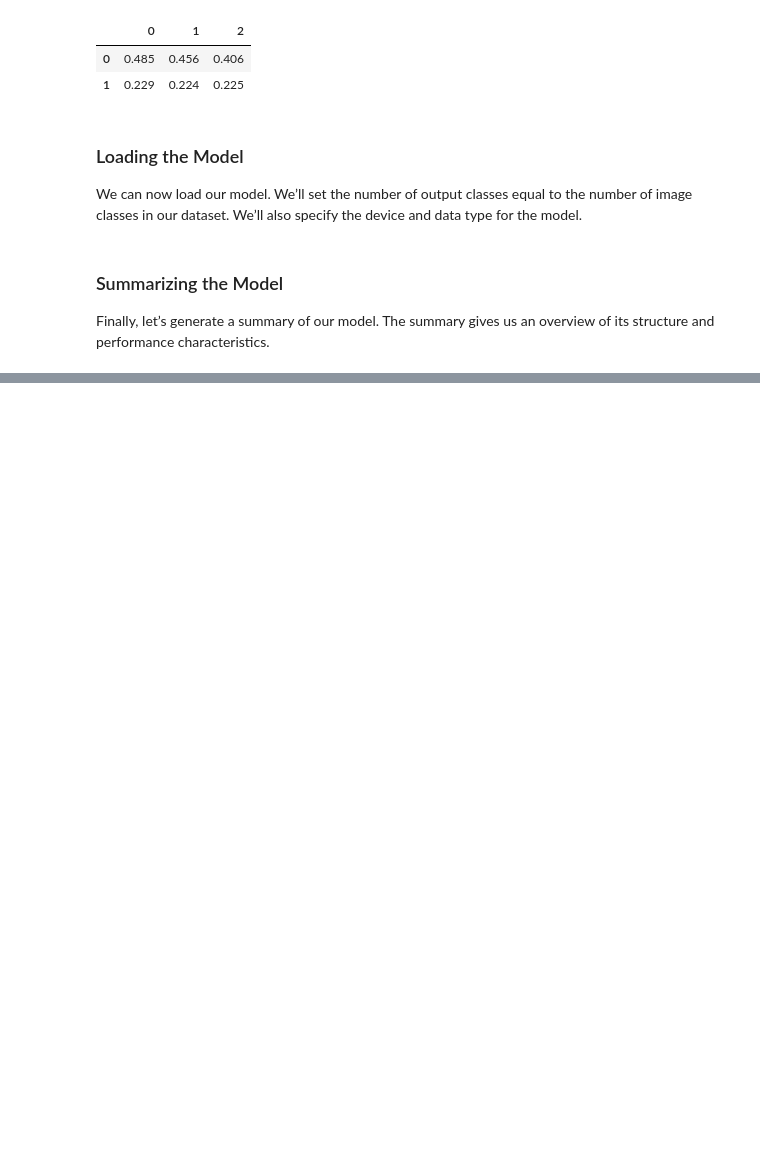
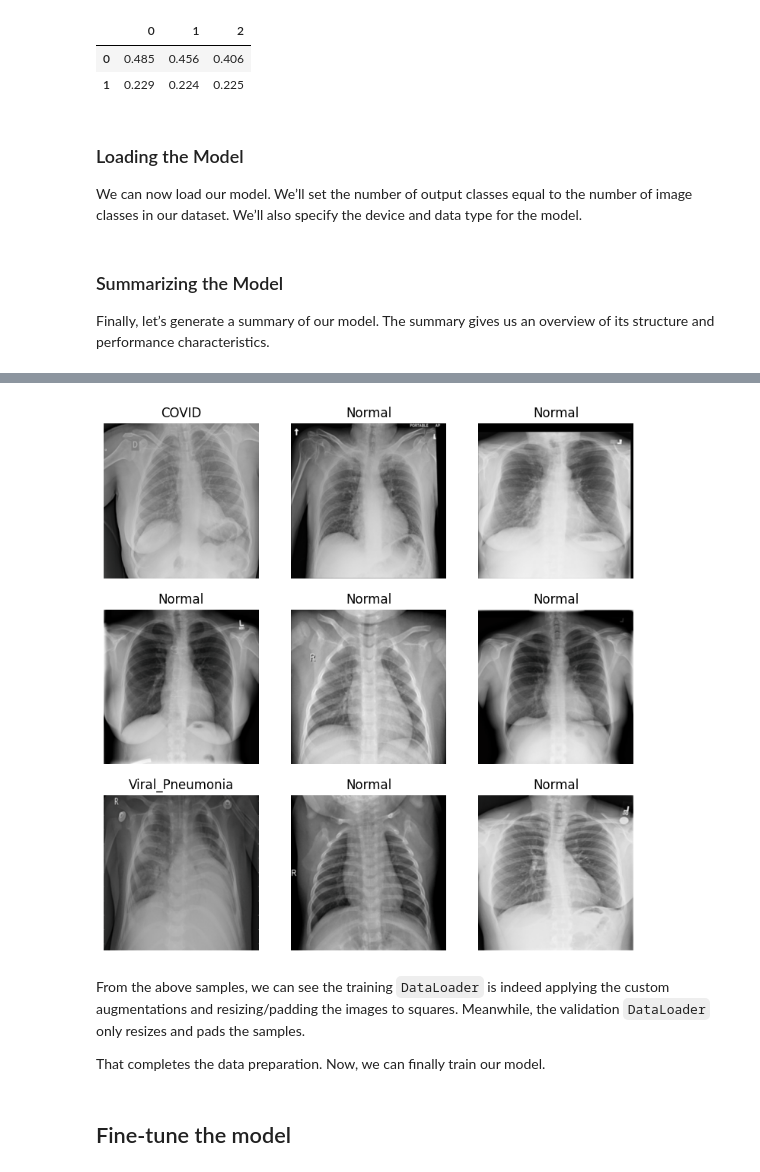
Before and after one commit to alexrodpas/ML-Projects, a Jupyter notebook: COVID19-Dtct-XRay.ipynb, the cells around one changed output, grey strips where cells are left out. Cells and saved outputs as stored; diff of their text form; code cells hidden in the pictures; blank space fills up the shorter version.

```diff
--- a/COVID19-Dtct-XRay.ipynb
+++ b/COVID19-Dtct-XRay.ipynb
@@ -511,0 +501,10 @@ trivial_aug(sample_img)
+# %%
+dls.valid.show_batch()
+# %% [output]
+[figure, added]
+# %% [markdown]
+From the above samples, we can see the training `DataLoader` is indeed applying the custom augmentations and resizing/padding the images to squares. Meanwhile, the validation `DataLoader` only resizes and pads the samples.
+
+That completes the data preparation. Now, we can finally train our model.
+# %% [markdown]
+## Fine-tune the model
```
Also changed, not shown: parts of 57 cells of this notebook.
